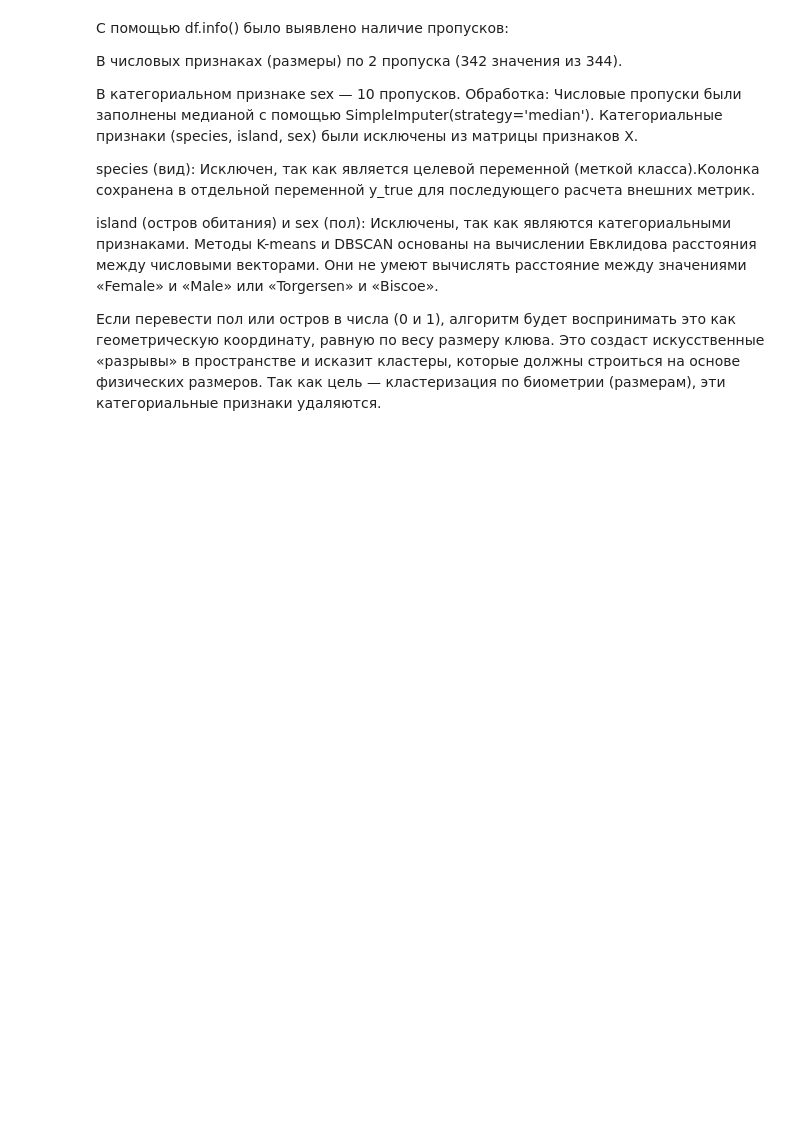
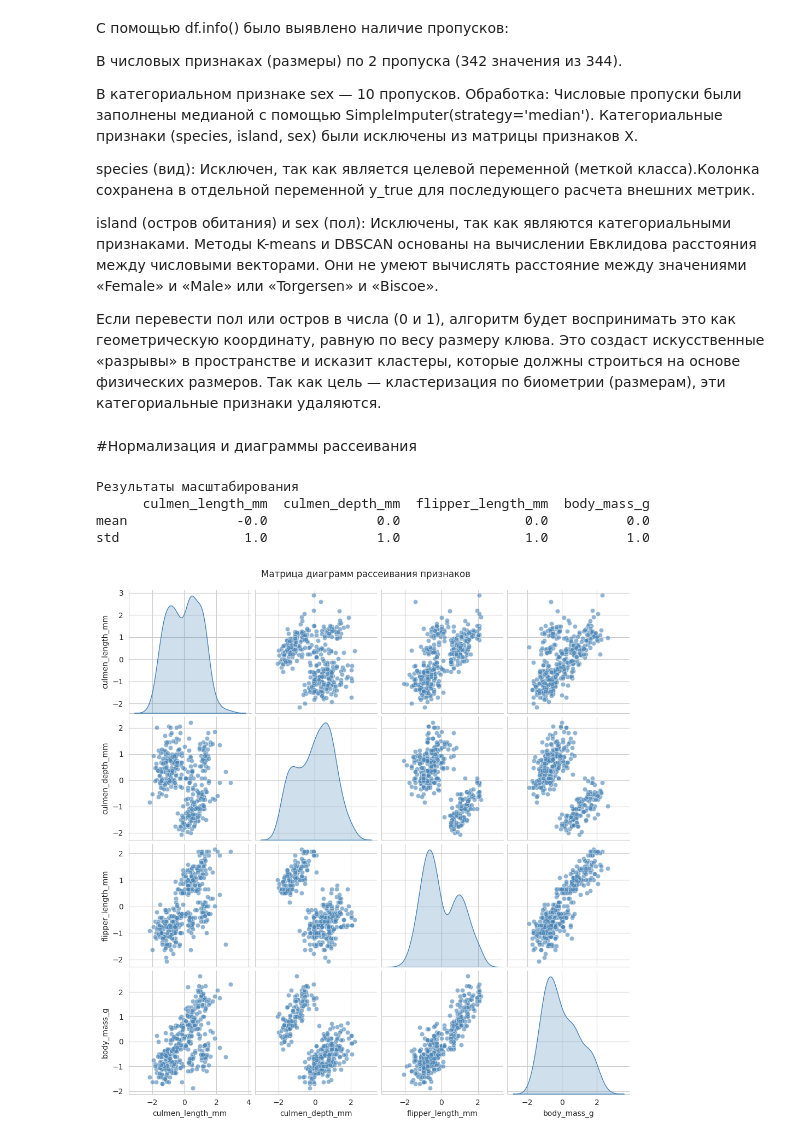
Before and after one commit to Turbonik/AILab1, a Jupyter notebook: Lab3AI.ipynb, the cells around one changed output. Saved outputs shown, nothing was run; the diff lists cells and outputs as text; code cells hidden in the pictures; blank space fills up the shorter version.

```diff
--- a/Lab3AI.ipynb
+++ b/Lab3AI.ipynb
@@ -201,3 +201,27 @@ species (вид): Исключен, так как является целево
 island (остров обитания) и sex (пол): Исключены, так как являются категориальными признаками. Методы K-means и DBSCAN основаны на вычислении Евклидова расстояния между числовыми векторами. Они не умеют вычислять расстояние между значениями «Female» и «Male» или «Torgersen» и «Biscoe».
 
 Если перевести пол или остров в числа (0 и 1), алгоритм будет воспринимать это как геометрическую координату, равную по весу размеру клюва. Это создаст искусственные «разрывы» в пространстве и исказит кластеры, которые должны строиться на основе физических размеров. Так как цель — кластеризация по биометрии (размерам), эти категориальные признаки удаляются.
+# %% [markdown]
+#Нормализация и диаграммы рассеивания
+# %%
+scaler = StandardScaler()
+X_scaled = scaler.fit_transform(X_imputed_df)
+X_scaled_df = pd.DataFrame(X_scaled, columns=X_imputed_df.columns)
+
+print("Результаты масштабирования")
+print(X_scaled_df.describe().loc[['mean', 'std']].round(2))
+
+sns.pairplot(
+    X_scaled_df,
+    diag_kind='kde',
+    plot_kws={'alpha': 0.6, 'color': 'steelblue'},
+    diag_kws={'color': 'steelblue'}
+)
+plt.suptitle('Матрица диаграмм рассеивания признаков', y=1.02)
+plt.show()
+# %% [output]
+Результаты масштабирования
+      culmen_length_mm  culmen_depth_mm  flipper_length_mm  body_mass_g
+mean              -0.0              0.0                0.0          0.0
+std                1.0              1.0                1.0          1.0
+[figure, added]
```
Also changed, not shown: parts of 2 cells of this notebook.
